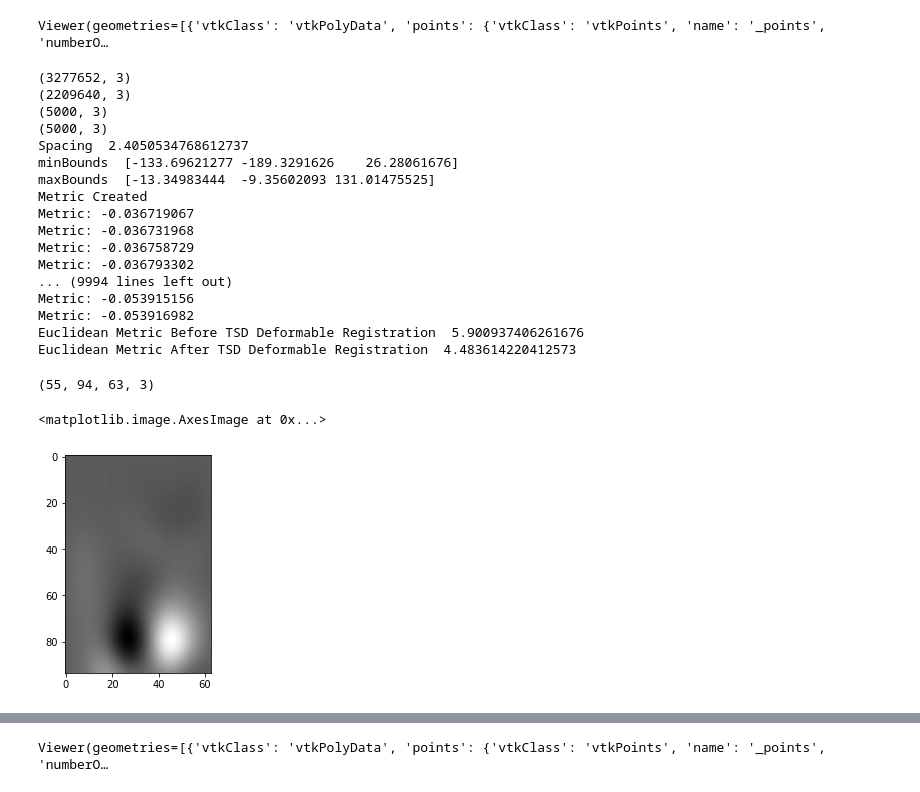
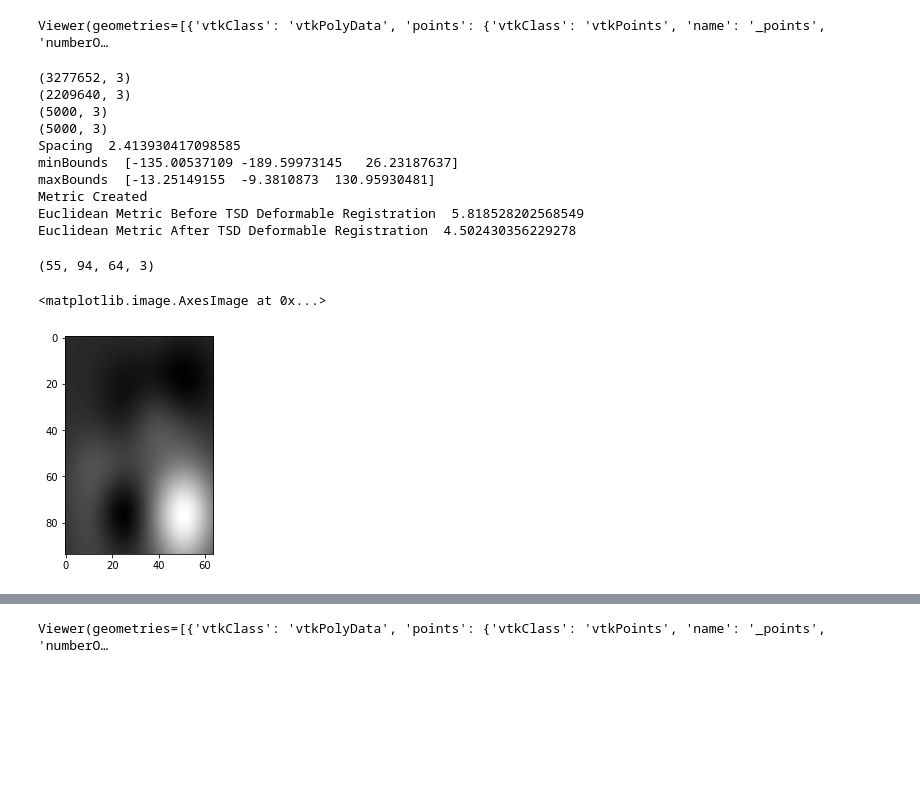
Before and after one commit to PranjalSahu/SlicerMorphExperiments, a Jupyter notebook: TSD_Demo_parallel.ipynb, the cells around one changed output, grey strips where cells are left out. Drawn from its saved outputs; the diff is of its cells as text; code cells hidden in the pictures; blank space fills up the shorter version.

Commit message:
Better combination with 100 image size and 0.1 lr, 0.1 maxstep, 150 points

```diff
--- a/TSD_Demo_parallel.ipynb
+++ b/TSD_Demo_parallel.ipynb
@@ -827,7 +827,8 @@ InitializerType = itk.BSplineTransformInitializer[TransformType,
 transform = TransformType.New()
 
 # Higher the grid dimensio, slower the computation but higher will be the accuracy
-numberOfGridNodesInOneDimension = 10
+# Increasing the grid nodes is not working
+numberOfGridNodesInOneDimension = 8
 transformInitializer = InitializerType.New()
 transformInitializer.SetTransform(transform)
 transformInitializer.SetImage(fixedImage)
@@ -839,15 +840,15 @@ transformInitializer.InitializeTransform()
 
 # Registration Loop
 numOfIterations = 10000
-maxStep = 1
-learningRate = 1
+maxStep = 0.1
+learningRate = 0.1
 
 MetricType = itk.ExpectationBasedPointSetToPointSetMetricv4[type(movingPS)]
 metric = MetricType.New()
 metric.SetFixedPointSet(movingPS)
 metric.SetMovingPointSet(fixedPS)
 metric.SetPointSetSigma(1)
-metric.SetEvaluationKNeighborhood(100)
+metric.SetEvaluationKNeighborhood(10)
 metric.SetMovingTransform(transform)
 metric.Initialize()
 
@@ -869,7 +870,7 @@ def iteration_update():
 
 iteration_command = itk.PyCommand.New()
 iteration_command.SetCommandCallable(iteration_update)
-optimizer.AddObserver(itk.IterationEvent(), iteration_command)
+#optimizer.AddObserver(itk.IterationEvent(), iteration_command)
 
 optimizer.StartOptimization()
 
@@ -920,16 +921,9 @@ np.save('displacement_field.npy', field)
 (2209640, 3)
 (5000, 3)
 (5000, 3)
-Spacing  2.4050534768612737
-minBounds  [-133.69621277 -189.3291626    26.28061676]
-maxBounds  [-13.34983444  -9.35602093 131.01475525]
+Spacing  2.413930417098585
+minBounds  [-135.00537109 -189.59973145   26.23187637]
+maxBounds  [-13.25149155  -9.3810873  130.95930481]
 Metric Created
-Metric: -0.036719067
-Metric: -0.036731968
-Metric: -0.036758729
-Metric: -0.036793302
-... (9994 lines left out)
-Metric: -0.053915156
-Metric: -0.053916982
-Euclidean Metric Before TSD Deformable Registration  5.900937406261676
-Euclidean Metric After TSD Deformable Registration  4.483614220412573
+Euclidean Metric Before TSD Deformable Registration  5.818528202568549
+Euclidean Metric After TSD Deformable Registration  4.502430356229278
@@ -936,13 +949,13 @@ Euclidean Metric After TSD Deformable Registration  4.483614220412573
 # %%
 # Visualized the Displacement Field obtained from BSpline Transform
 
 print(field.shape)
 import matplotlib.pyplot as plt
-plt.imshow(field[25, :, :, 0], cmap='gray')
+plt.imshow(field[15, :, :, 0], cmap='gray')
 # %% [output]
-(55, 94, 63, 3)
+(55, 94, 64, 3)
 <matplotlib.image.AxesImage at 0x...>
-[figure, old version]
+[figure, new version]
 # %%
 # Visualize the results after RANSAC ICP
 
```
Also changed, not shown: parts of 2 cells of this notebook.
